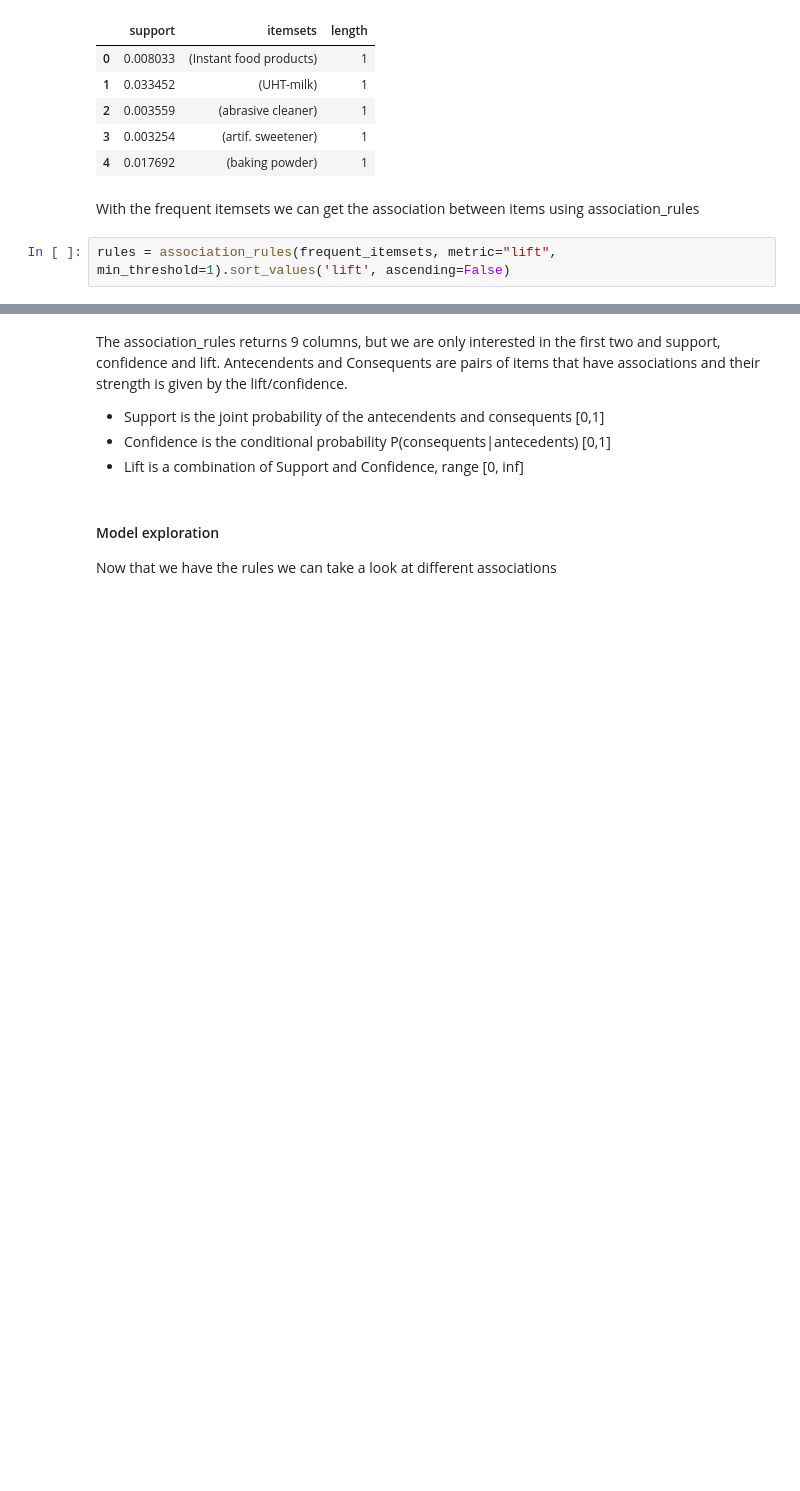
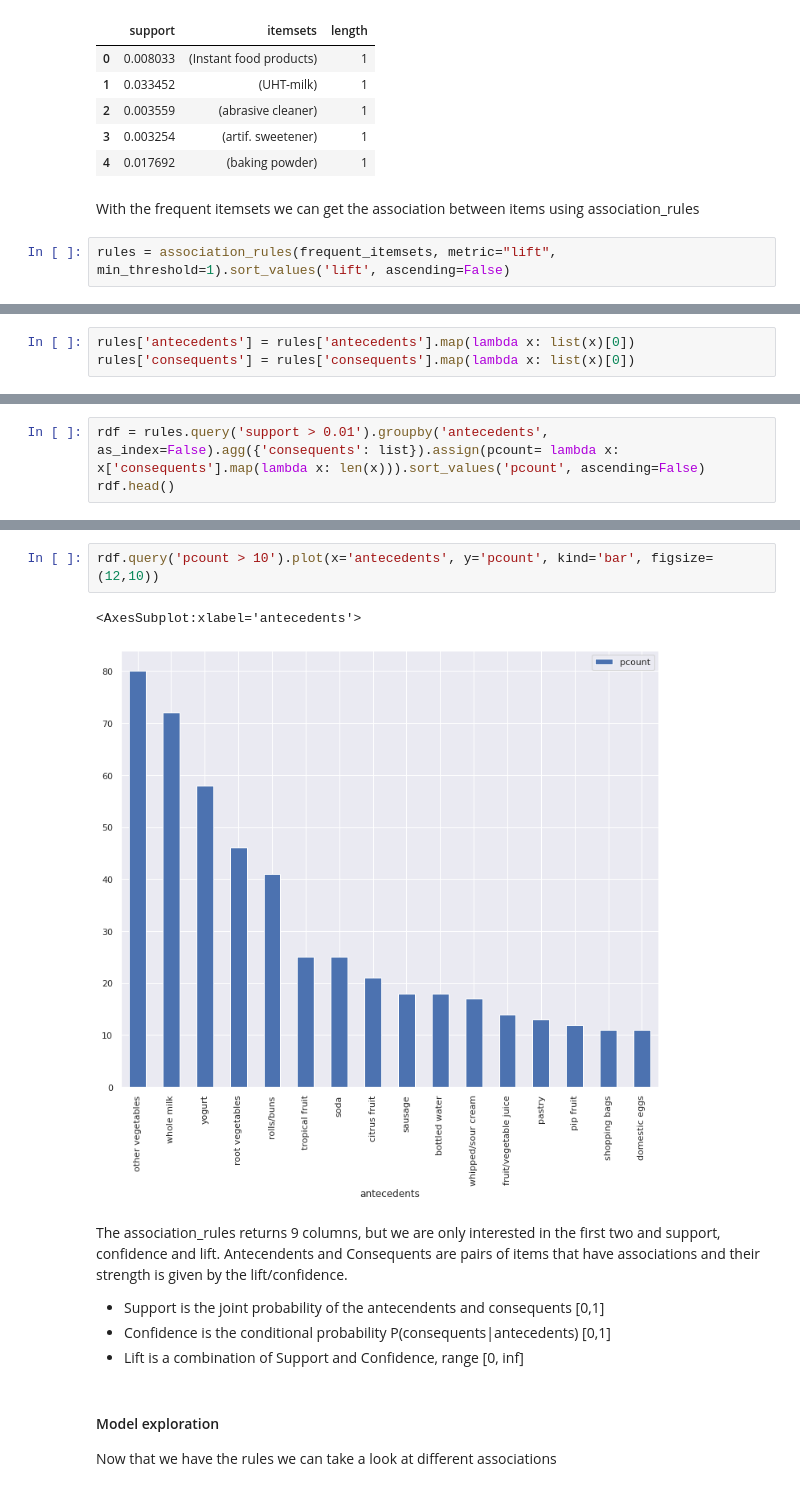
Before and after one commit to ksooklall/CUNY-SPS-Masters-DS, a Jupyter notebook: DATA_624/project/Recommender_system.ipynb, the cells around one changed output, grey strips where cells are left out. Drawn from its saved outputs; the diff is of its cells as text; blank space fills up the shorter version.

```diff
--- a/DATA_624/project/Recommender_system.ipynb
+++ b/DATA_624/project/Recommender_system.ipynb
@@ -140,0 +151,3 @@ rules.head()
+# %%
+rules['antecedents'] = rules['antecedents'].map(lambda x: list(x)[0])
+rules['consequents'] = rules['consequents'].map(lambda x: list(x)[0])
@@ -140,0 +165,3 @@ rules.head()
+# %%
+rdf = rules.query('support > 0.01').groupby('antecedents', as_index=False).agg({'consequents': list}).assign(pcount= lambda x: x['consequents'].map(lambda x: len(x))).sort_values('pcount', ascending=False)
+rdf.head()
@@ -141,3 +175,8 @@ rules.head()
+# %%
+rdf.query('pcount > 10').plot(x='antecedents', y='pcount', kind='bar', figsize=(12,10))
+# %% [output]
+<AxesSubplot:xlabel='antecedents'>
+[figure, added]
 # %% [markdown]
 The association_rules returns 9 columns, but we are only interested in the first two and support, confidence and lift. Antecendents and Consequents are pairs of items that have associations and their strength is given by the lift/confidence.
 
```
Also changed, not shown: parts of 7 cells of this notebook, 2 other files.
